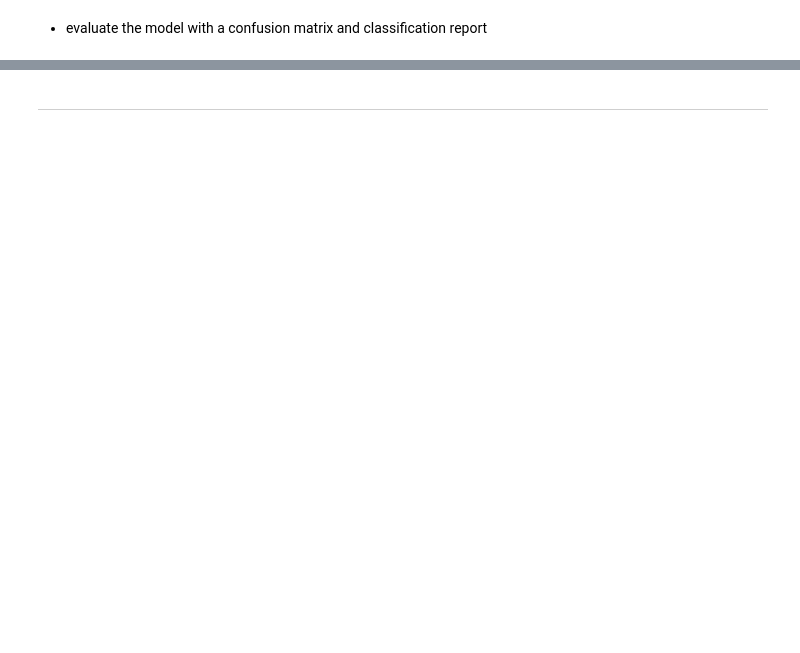
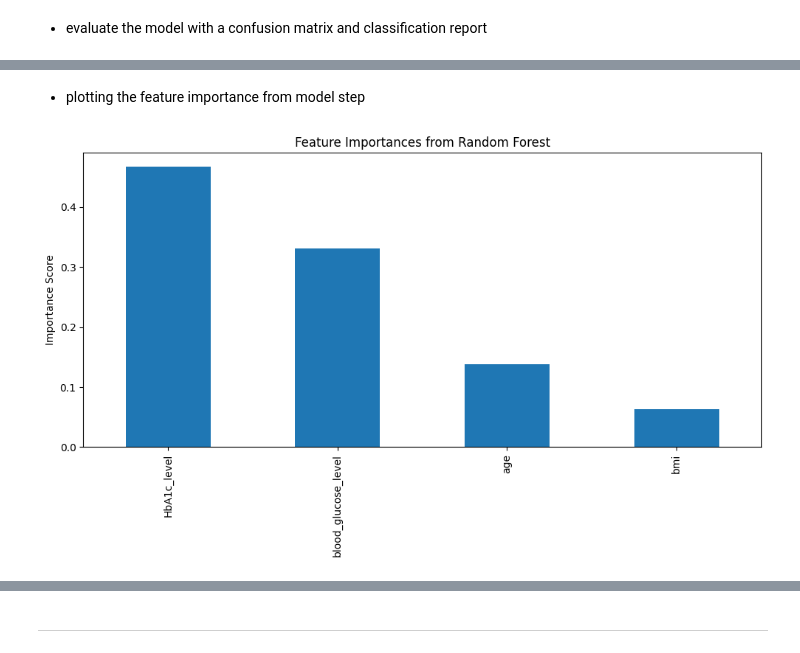
Before and after one commit to nivedhita369/Healthcare_Diabetes_Analysis, a Jupyter notebook: jupyter_notebooks/ML_Model.ipynb, the cells around one changed output, grey strips where cells are left out. Drawn from its saved outputs; the diff is of its cells as text; code cells hidden in the pictures; blank space fills up the shorter version.

Commit message:
model updates with features plot

```diff
--- a/jupyter_notebooks/ML_Model.ipynb
+++ b/jupyter_notebooks/ML_Model.ipynb
@@ -280,3 +284,24 @@ clf_performance(X_train=X_train, y_train=y_train,
+# %% [markdown]
+* plotting the feature importance from model step
+# %%
+# Get the trained classifier
+rf_model = pipeline_rf.named_steps['model']
+
+# Use selected features only
+selected_features = X_train.columns[pipeline_rf.named_steps['feat_selection'].get_support()]
+
+# Plot feature importances
+importances = rf_model.feature_importances_
+feat_imp = pd.Series(importances, index=selected_features).sort_values(ascending=False)
+
+plt.figure(figsize=(10,6))
+feat_imp.plot(kind='bar')
+plt.title("Feature Importances from Random Forest")
+plt.ylabel("Importance Score")
+plt.tight_layout()
+plt.show()
+# %% [output]
+[figure, added]
 # %% [markdown]
 ### 🔍 Side-by-Side Comparison
 
```
Also changed, not shown: parts of 22 cells of this notebook.
